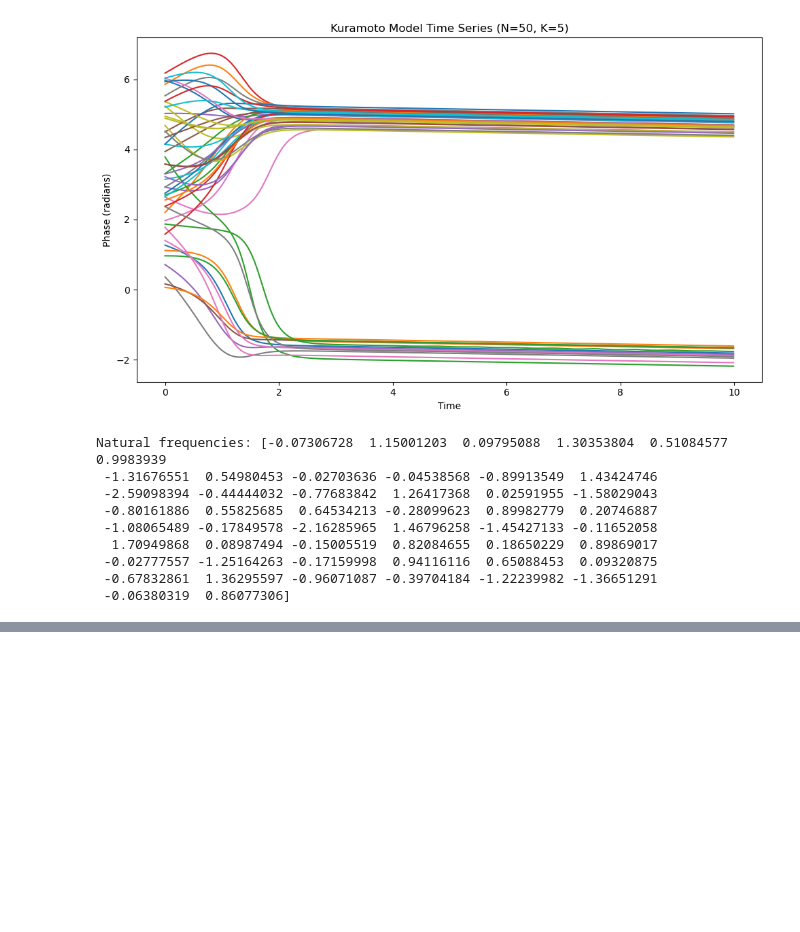
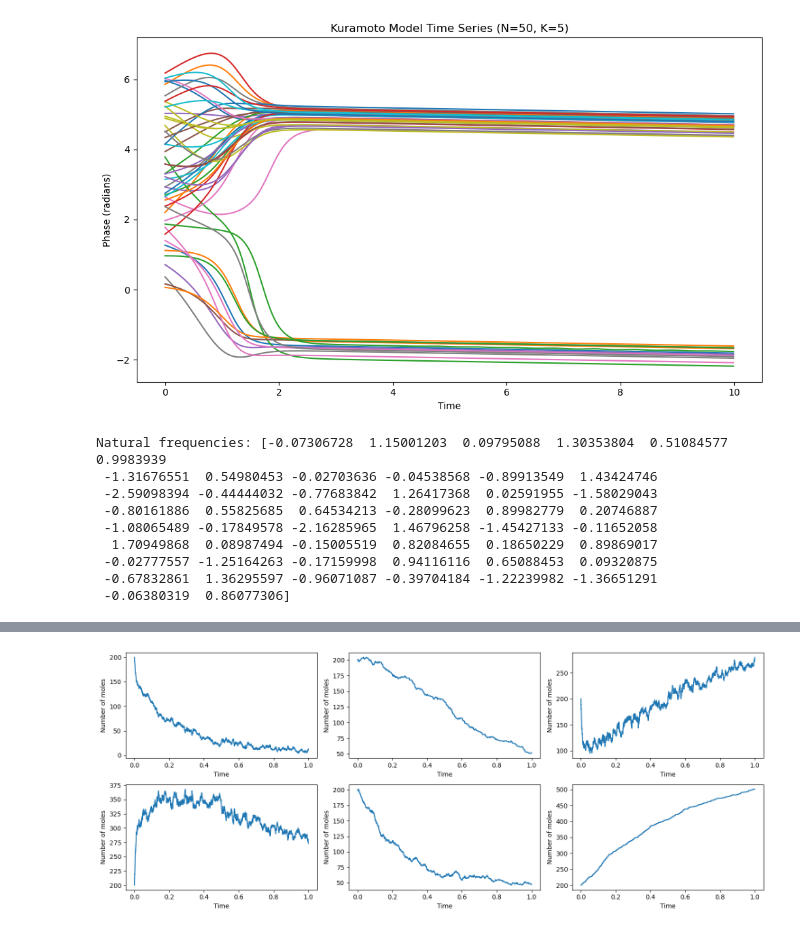
Before and after one commit to cyrilrommens/PhD_1, a Jupyter notebook: TSE_oscillator.ipynb, the cells around one changed output, grey strips where cells are left out. Saved outputs shown, nothing was run; the diff lists cells and outputs as text; code cells hidden in the pictures; blank space fills up the shorter version.

```diff
--- a/TSE_oscillator.ipynb
+++ b/TSE_oscillator.ipynb
@@ -397,0 +414,15 @@ Natural frequencies: [-0.07306728  1.15001203  0.09795088  1.30353804  0.5108457
+# %%
+# read the file
+x = np.load('Data\\time_series\\metabolic_pietro\\ic_0_k_0_V_10_noise_0.npy')
+
+# plot the results
+fig, ax = plt.subplots(2,3, figsize=(15,6))
+
+for i in range(0, 6):
+    ax[i//3,i%3].plot(x[:,0],x[:,i+1])
+    ax[i//3,i%3].set_xlabel('Time')
+    ax[i//3,i%3].set_ylabel('Number of moles')
+
+plt.tight_layout()
+# %% [output]
+[figure, added]
```
Also changed, not shown: parts of 4 cells of this notebook.
